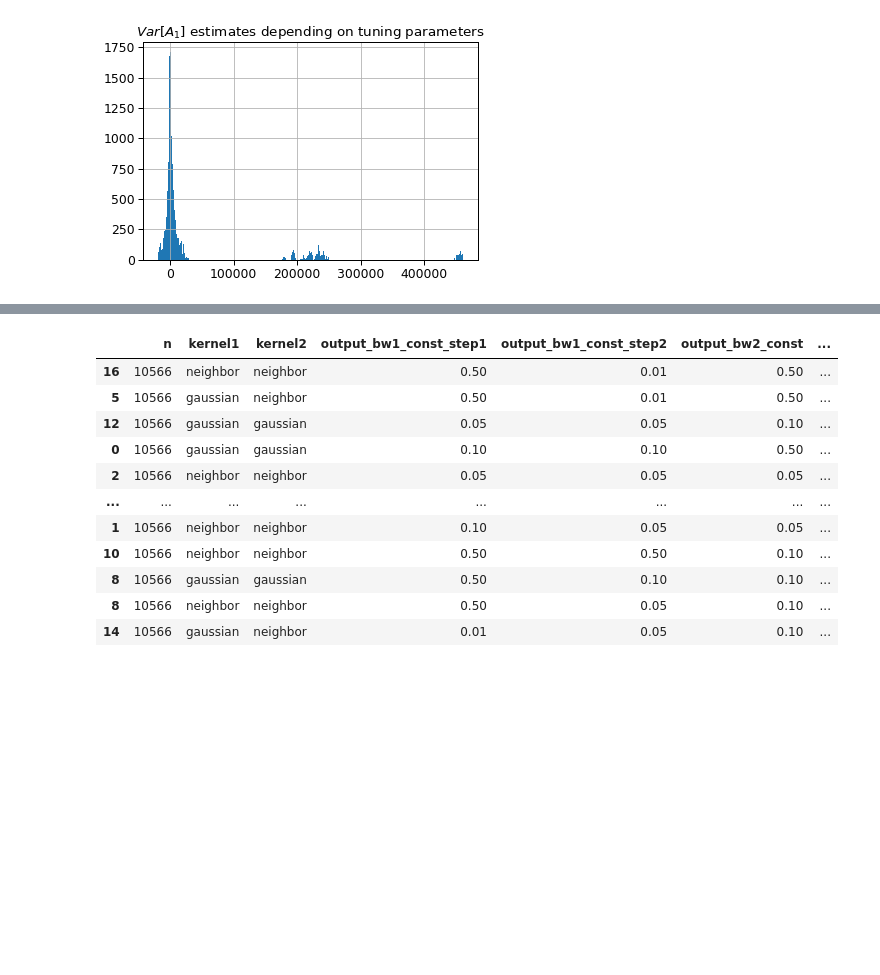
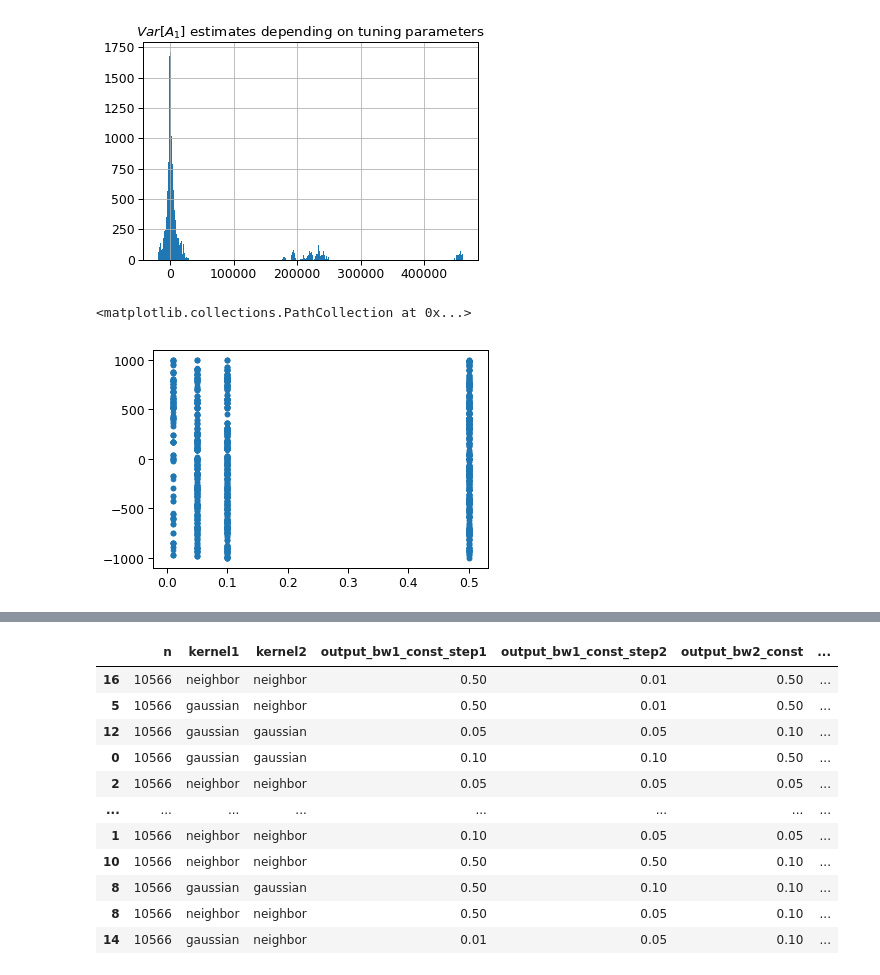
Before and after one commit to halflearned/FHHPS, a Jupyter notebook: scripts/empirical_figures.ipynb, the cells around one changed output, grey strips where cells are left out. Drawn from its saved outputs; the diff is of its cells as text; code cells hidden in the pictures; blank space fills up the shorter version.

```diff
--- a/scripts/empirical_figures.ipynb
+++ b/scripts/empirical_figures.ipynb
@@ -62,3 +62,10 @@ ax = df["VarA"].hist(bins=300)
 ax.set_title("$Var[A_{1}]$ estimates depending on tuning parameters");
 # %% [output]
 [figure]
+# %%
+df1 = df[(df["VarA"] < 1000) & (df["VarA"] > -1000)]
+# %%
+plt.scatter(df1["shock_bw1_const"], df1["VarA"])
+# %% [output]
+<matplotlib.collections.PathCollection at 0x...>
+[figure, added]
```
Also changed, not shown: parts of 1 cell of this notebook, 1 other file.
